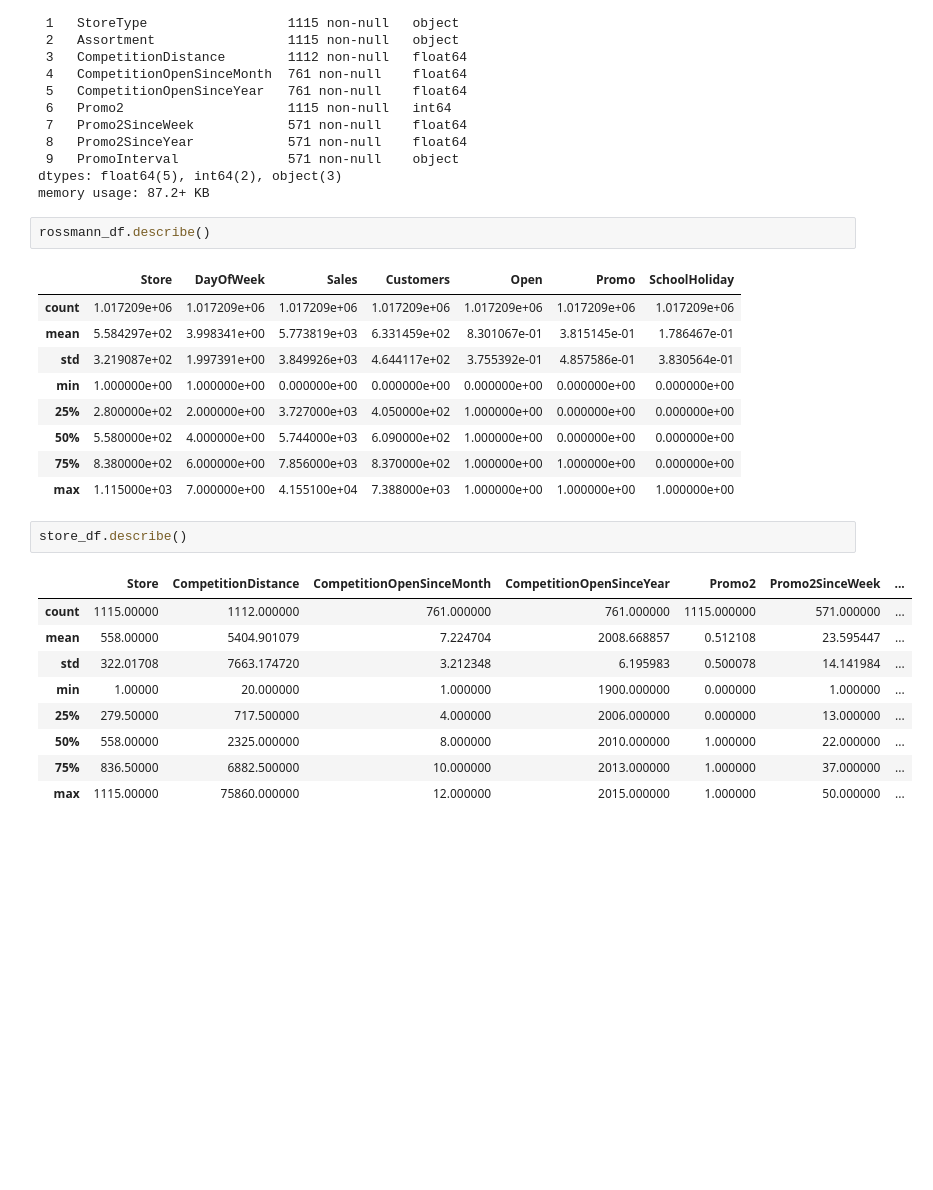
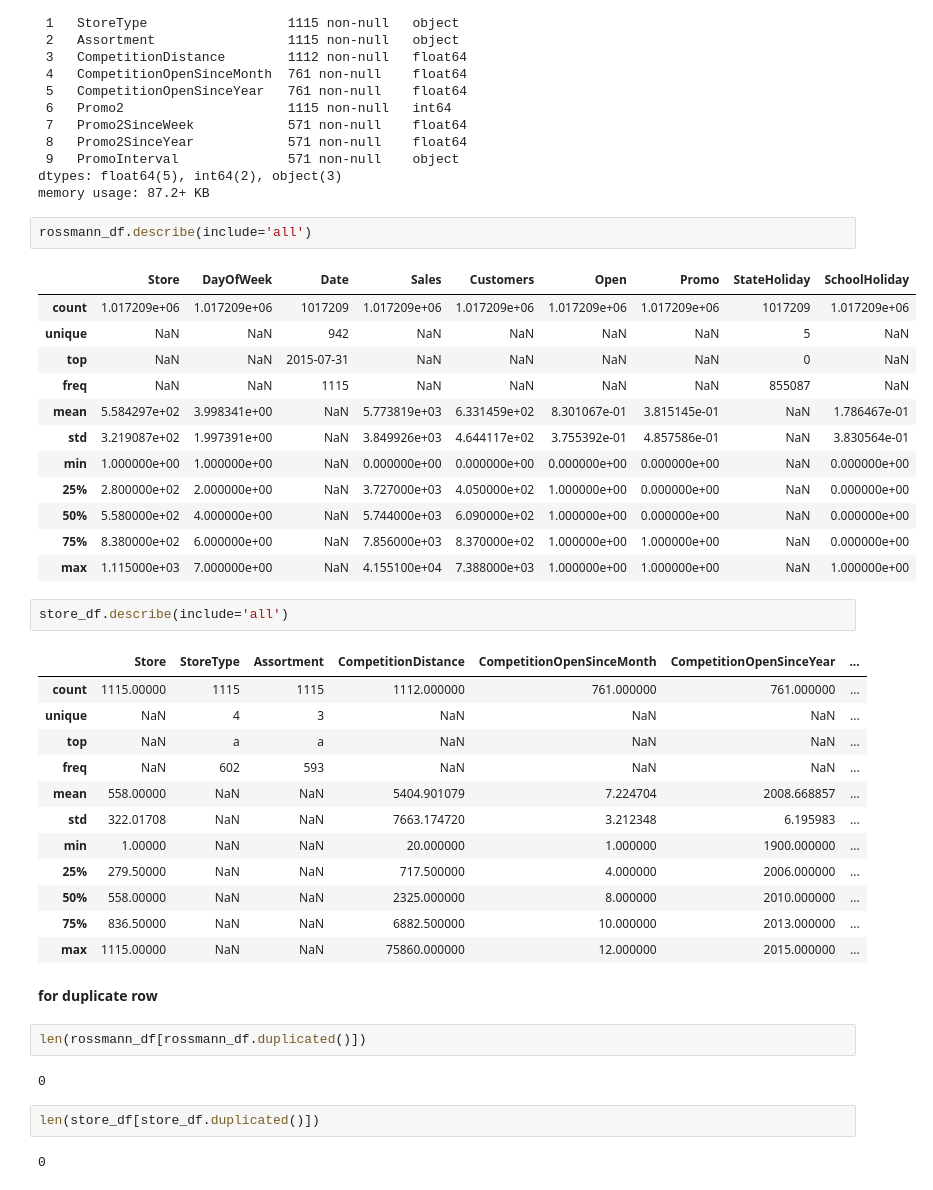
Before and after one commit to amalmon/RETAIL-SALES-PREDICTION, a Jupyter notebook: AMAL_Rossmann_Sales_Prediction_Capstone_Project.ipynb, the cells around one changed output. Drawn from its saved outputs; the diff is of its cells as text; blank space fills up the shorter version.

```diff
--- a/AMAL_Rossmann_Sales_Prediction_Capstone_Project.ipynb
+++ b/AMAL_Rossmann_Sales_Prediction_Capstone_Project.ipynb
@@ -135,26 +135,42 @@ Data columns (total 10 columns):
 dtypes: float64(5), int64(2), object(3)
 memory usage: 87.2+ KB
 # %%
-rossmann_df.describe()
+rossmann_df.describe(include='all')
 # %% [output]
-|  | Store | DayOfWeek | Sales | Customers | Open | Promo | SchoolHoliday |
-| count | 1.017209e+06 | 1.017209e+06 | 1.017209e+06 | 1.017209e+06 | 1.017209e+06 | 1.017209e+06 | 1.017209e+06 |
-| mean | 5.584297e+02 | 3.998341e+00 | 5.773819e+03 | 6.331459e+02 | 8.301067e-01 | 3.815145e-01 | 1.786467e-01 |
-| std | 3.219087e+02 | 1.997391e+00 | 3.849926e+03 | 4.644117e+02 | 3.755392e-01 | 4.857586e-01 | 3.830564e-01 |
-| min | 1.000000e+00 | 1.000000e+00 | 0.000000e+00 | 0.000000e+00 | 0.000000e+00 | 0.000000e+00 | 0.000000e+00 |
-| 25% | 2.800000e+02 | 2.000000e+00 | 3.727000e+03 | 4.050000e+02 | 1.000000e+00 | 0.000000e+00 | 0.000000e+00 |
-| 50% | 5.580000e+02 | 4.000000e+00 | 5.744000e+03 | 6.090000e+02 | 1.000000e+00 | 0.000000e+00 | 0.000000e+00 |
-| 75% | 8.380000e+02 | 6.000000e+00 | 7.856000e+03 | 8.370000e+02 | 1.000000e+00 | 1.000000e+00 | 0.000000e+00 |
-| max | 1.115000e+03 | 7.000000e+00 | 4.155100e+04 | 7.388000e+03 | 1.000000e+00 | 1.000000e+00 | 1.000000e+00 |
+|  | Store | DayOfWeek | Date | Sales | Customers | Open | Promo | StateHoliday | SchoolHoliday |
+| count | 1.017209e+06 | 1.017209e+06 | 1017209 | 1.017209e+06 | 1.017209e+06 | 1.017209e+06 | 1.017209e+06 | 1017209 | 1.017209e+06 |
+| unique | NaN | NaN | 942 | NaN | NaN | NaN | NaN | 5 | NaN |
+| top | NaN | NaN | 2015-07-31 | NaN | NaN | NaN | NaN | 0 | NaN |
+| freq | NaN | NaN | 1115 | NaN | NaN | NaN | NaN | 855087 | NaN |
+| mean | 5.584297e+02 | 3.998341e+00 | NaN | 5.773819e+03 | 6.331459e+02 | 8.301067e-01 | 3.815145e-01 | NaN | 1.786467e-01 |
+| std | 3.219087e+02 | 1.997391e+00 | NaN | 3.849926e+03 | 4.644117e+02 | 3.755392e-01 | 4.857586e-01 | NaN | 3.830564e-01 |
+| min | 1.000000e+00 | 1.000000e+00 | NaN | 0.000000e+00 | 0.000000e+00 | 0.000000e+00 | 0.000000e+00 | NaN | 0.000000e+00 |
+| 25% | 2.800000e+02 | 2.000000e+00 | NaN | 3.727000e+03 | 4.050000e+02 | 1.000000e+00 | 0.000000e+00 | NaN | 0.000000e+00 |
+| 50% | 5.580000e+02 | 4.000000e+00 | NaN | 5.744000e+03 | 6.090000e+02 | 1.000000e+00 | 0.000000e+00 | NaN | 0.000000e+00 |
+| 75% | 8.380000e+02 | 6.000000e+00 | NaN | 7.856000e+03 | 8.370000e+02 | 1.000000e+00 | 1.000000e+00 | NaN | 0.000000e+00 |
+| max | 1.115000e+03 | 7.000000e+00 | NaN | 4.155100e+04 | 7.388000e+03 | 1.000000e+00 | 1.000000e+00 | NaN | 1.000000e+00 |
 # %%
-store_df.describe()
+store_df.describe(include='all')
 # %% [output]
-|  | Store | CompetitionDistance | CompetitionOpenSinceMonth | CompetitionOpenSinceYear | Promo2 | Promo2SinceWeek | ... |
-| count | 1115.00000 | 1112.000000 | 761.000000 | 761.000000 | 1115.000000 | 571.000000 | ... |
-| mean | 558.00000 | 5404.901079 | 7.224704 | 2008.668857 | 0.512108 | 23.595447 | ... |
-| std | 322.01708 | 7663.174720 | 3.212348 | 6.195983 | 0.500078 | 14.141984 | ... |
-| min | 1.00000 | 20.000000 | 1.000000 | 1900.000000 | 0.000000 | 1.000000 | ... |
-| 25% | 279.50000 | 717.500000 | 4.000000 | 2006.000000 | 0.000000 | 13.000000 | ... |
-| 50% | 558.00000 | 2325.000000 | 8.000000 | 2010.000000 | 1.000000 | 22.000000 | ... |
-| 75% | 836.50000 | 6882.500000 | 10.000000 | 2013.000000 | 1.000000 | 37.000000 | ... |
-| max | 1115.00000 | 75860.000000 | 12.000000 | 2015.000000 | 1.000000 | 50.000000 | ... |
+|  | Store | StoreType | Assortment | CompetitionDistance | CompetitionOpenSinceMonth | CompetitionOpenSinceYear | ... |
+| count | 1115.00000 | 1115 | 1115 | 1112.000000 | 761.000000 | 761.000000 | ... |
+| unique | NaN | 4 | 3 | NaN | NaN | NaN | ... |
+| top | NaN | a | a | NaN | NaN | NaN | ... |
+| freq | NaN | 602 | 593 | NaN | NaN | NaN | ... |
+| mean | 558.00000 | NaN | NaN | 5404.901079 | 7.224704 | 2008.668857 | ... |
+| std | 322.01708 | NaN | NaN | 7663.174720 | 3.212348 | 6.195983 | ... |
+| min | 1.00000 | NaN | NaN | 20.000000 | 1.000000 | 1900.000000 | ... |
+| 25% | 279.50000 | NaN | NaN | 717.500000 | 4.000000 | 2006.000000 | ... |
+| 50% | 558.00000 | NaN | NaN | 2325.000000 | 8.000000 | 2010.000000 | ... |
+| 75% | 836.50000 | NaN | NaN | 6882.500000 | 10.000000 | 2013.000000 | ... |
+| max | 1115.00000 | NaN | NaN | 75860.000000 | 12.000000 | 2015.000000 | ... |
+# %% [markdown]
+**for duplicate row**
+# %%
+len(rossmann_df[rossmann_df.duplicated()])
+# %% [output]
+0
+# %%
+len(store_df[store_df.duplicated()])
+# %% [output]
+0
```
Also changed, not shown: parts of 7 cells of this notebook.
